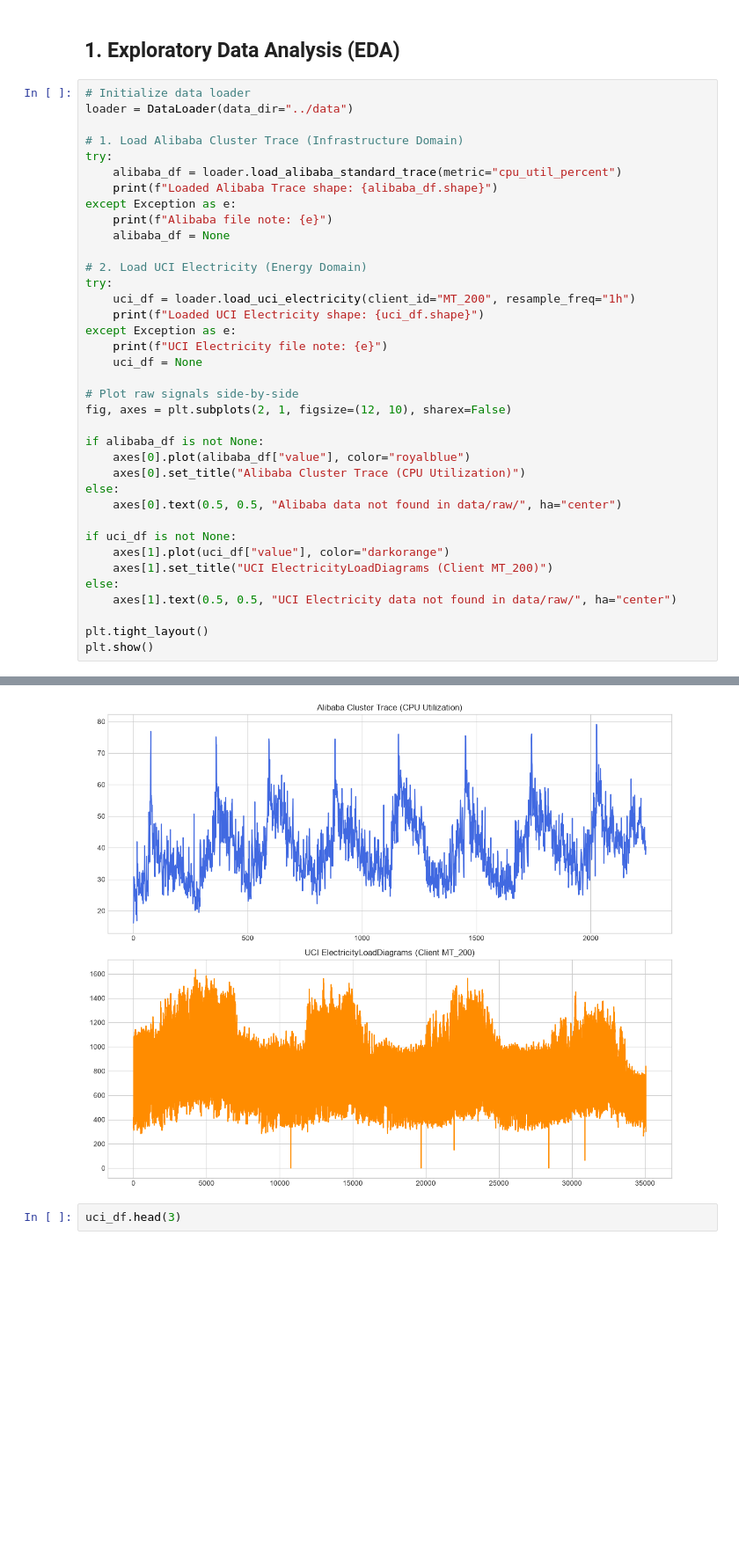
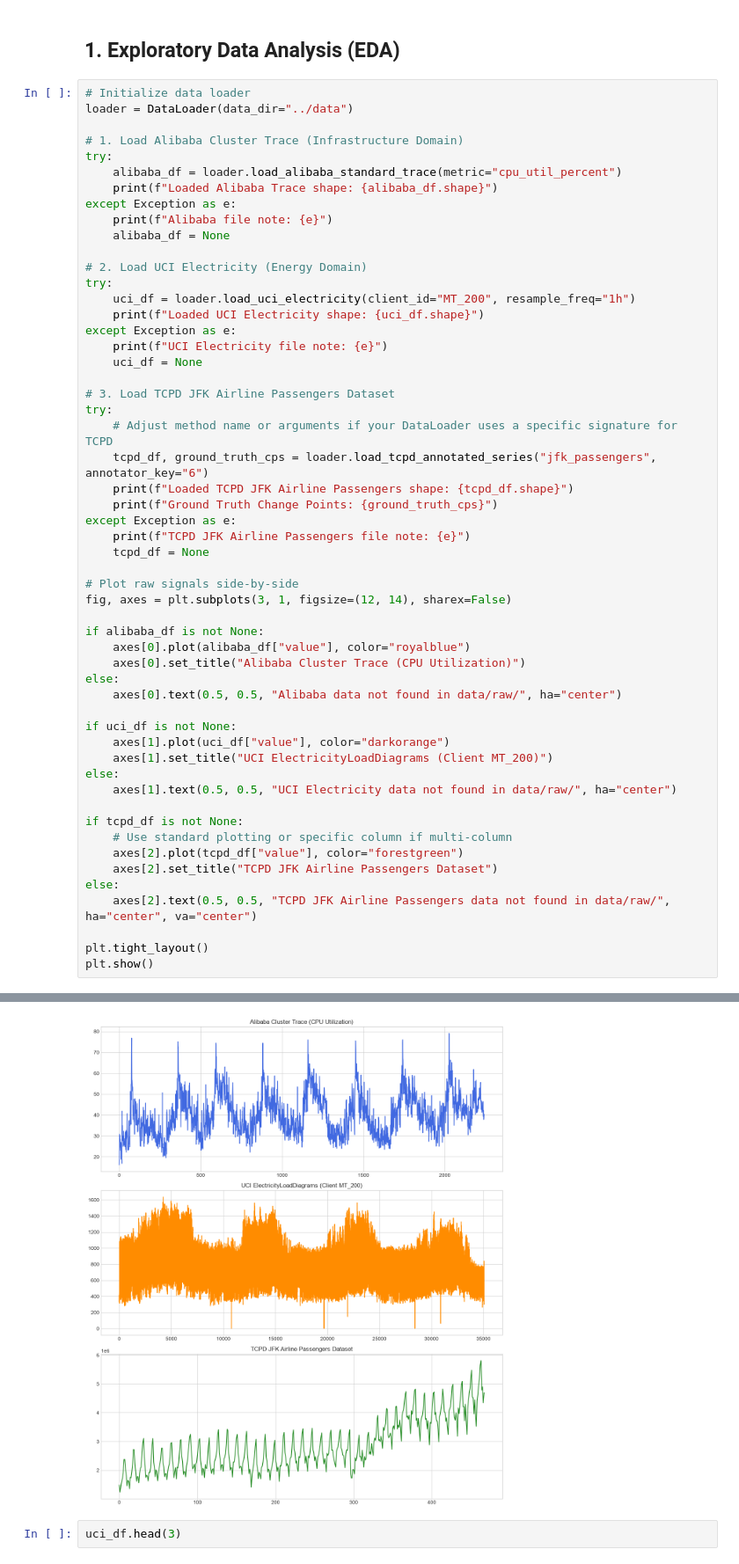
Before and after one commit to ElizPery/seasonality-drift-llm-backtest, a Jupyter notebook: notebooks/01_eda_and_baselines.ipynb, the cells around one changed output, grey strips where cells are left out. Shown at 88% size. Saved outputs shown, nothing was run; the diff lists cells and outputs as text; blank space fills up the shorter version.

Commit message:
add tcpd dataset as level 3 benchmark

```diff
--- a/notebooks/01_eda_and_baselines.ipynb
+++ b/notebooks/01_eda_and_baselines.ipynb
@@ -48,8 +48,18 @@ except Exception as e:
     print(f"UCI Electricity file note: {e}")
     uci_df = None
 
+# 3. Load TCPD JFK Airline Passengers Dataset
+try:
+    # Adjust method name or arguments if your DataLoader uses a specific signature for TCPD
+    tcpd_df, ground_truth_cps = loader.load_tcpd_annotated_series("jfk_passengers", annotator_key="6")
+    print(f"Loaded TCPD JFK Airline Passengers shape: {tcpd_df.shape}")
+    print(f"Ground Truth Change Points: {ground_truth_cps}")
+except Exception as e:
+    print(f"TCPD JFK Airline Passengers file note: {e}")
+    tcpd_df = None
+
 # Plot raw signals side-by-side
-fig, axes = plt.subplots(2, 1, figsize=(12, 10), sharex=False)
+fig, axes = plt.subplots(3, 1, figsize=(12, 14), sharex=False)
 
 if alibaba_df is not None:
     axes[0].plot(alibaba_df["value"], color="royalblue")
@@ -63,6 +73,13 @@ if uci_df is not None:
 else:
     axes[1].text(0.5, 0.5, "UCI Electricity data not found in data/raw/", ha="center")
 
+if tcpd_df is not None:
+    # Use standard plotting or specific column if multi-column
+    axes[2].plot(tcpd_df["value"], color="forestgreen")
+    axes[2].set_title("TCPD JFK Airline Passengers Dataset")
+else:
+    axes[2].text(0.5, 0.5, "TCPD JFK Airline Passengers data not found in data/raw/", ha="center", va="center")
+
 plt.tight_layout()
 plt.show()
 # %% [output]
@@ -71,4 +90,4 @@ Loaded UCI Electricity shape: (35065, 2)
-[figure, old version]
+[figure, new version]
 # %%
 uci_df.head(3)
 # %% [output]
```
Also changed, not shown: parts of 6 cells of this notebook, 4 other files.
